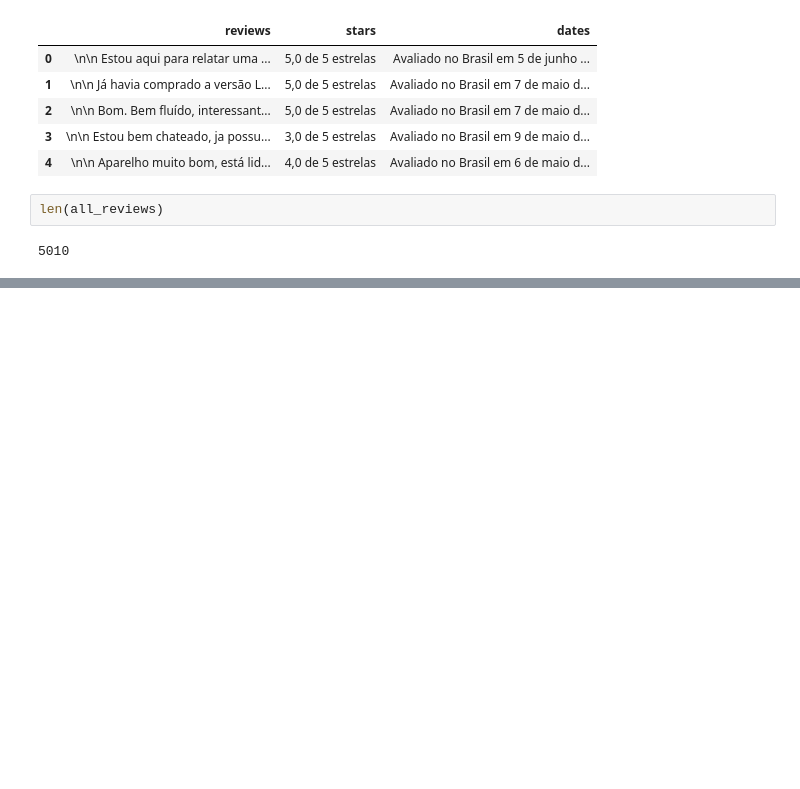
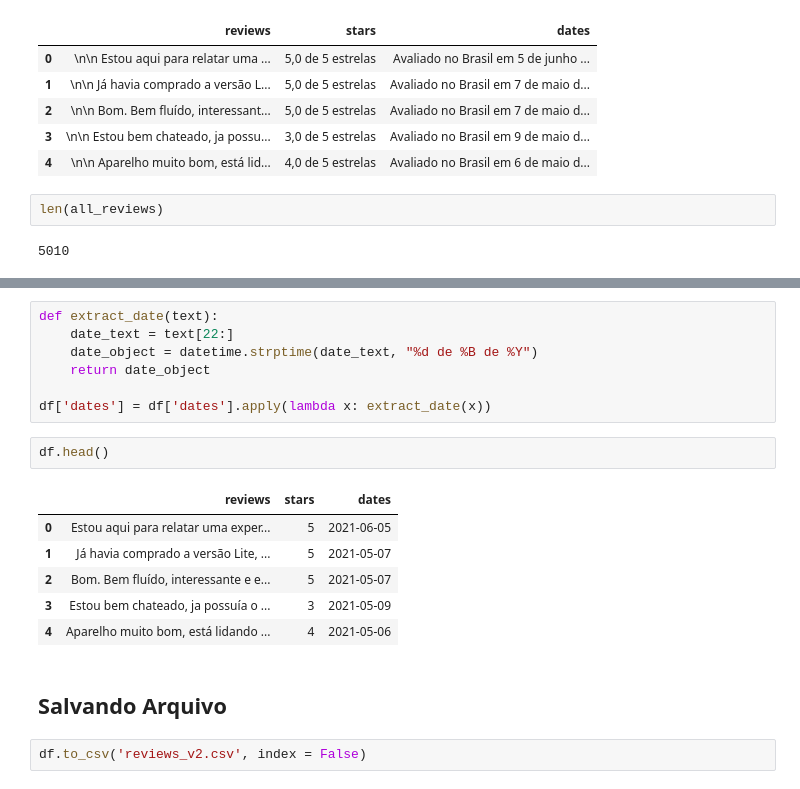
Before and after one commit to mariamaOlive/sentiment-analysis, a Jupyter notebook: rascunho_scraping.ipynb, the cells around one changed output, grey strips where cells are left out. Cells and saved outputs as stored; diff of their text form; blank space fills up the shorter version.

```diff
--- a/rascunho_scraping.ipynb
+++ b/rascunho_scraping.ipynb
@@ -183,0 +245,20 @@ len(all_reviews)
+# %%
+def extract_date(text):
+    date_text = text[22:]
+    date_object = datetime.strptime(date_text, "%d de %B de %Y")
+    return date_object
+
+df['dates'] = df['dates'].apply(lambda x: extract_date(x))
+# %%
+df.head()
+# %% [output]
+|  | reviews | stars | dates |
+| 0 | Estou aqui para relatar uma exper... | 5 | 2021-06-05 |
+| 1 | Já havia comprado a versão Lite, ... | 5 | 2021-05-07 |
+| 2 | Bom. Bem fluído, interessante e e... | 5 | 2021-05-07 |
+| 3 | Estou bem chateado, ja possuía o ... | 3 | 2021-05-09 |
+| 4 | Aparelho muito bom, está lidando ... | 4 | 2021-05-06 |
+# %% [markdown]
+## Salvando Arquivo
+# %%
+df.to_csv('reviews_v2.csv', index = False)
```
Also changed, not shown: parts of 15 cells of this notebook, 1 other file.
